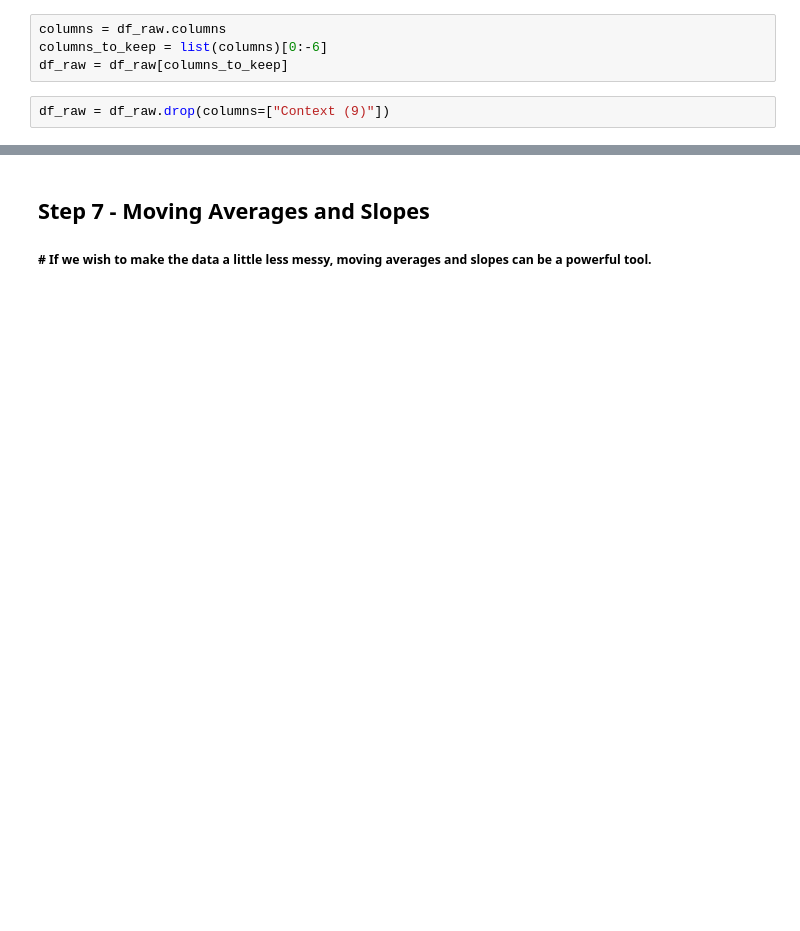
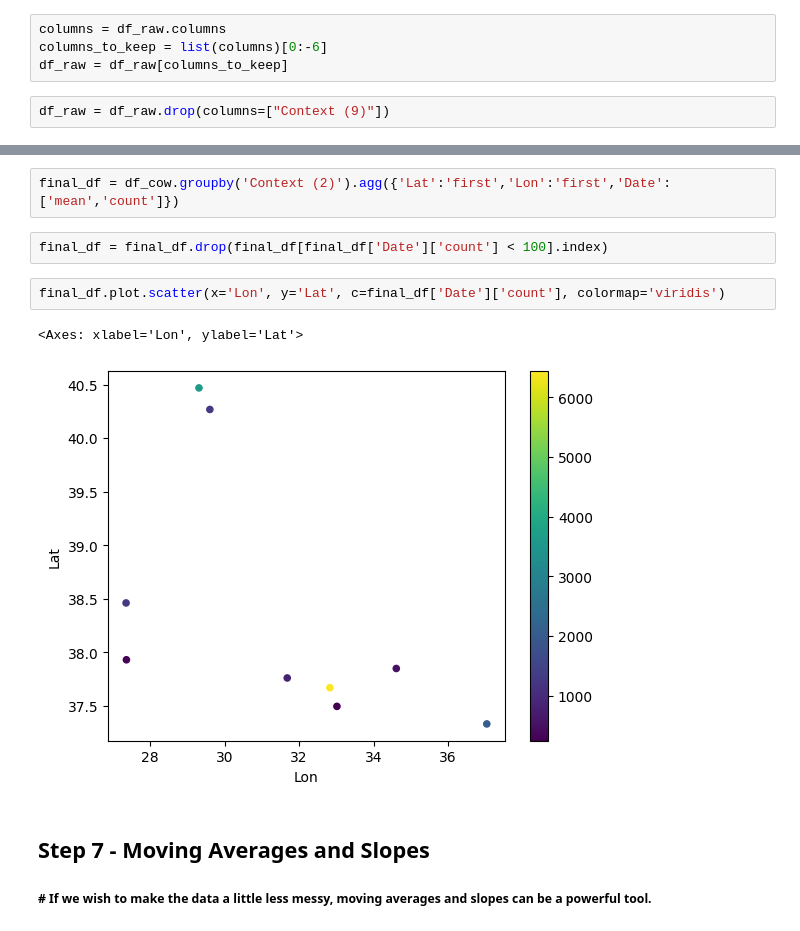
Before and after one commit to EvanEames/MLADCH2526, a Jupyter notebook: week2/ML_Week2.ipynb, the cells around one changed output, grey strips where cells are left out. Cells and saved outputs as stored; diff of their text form; blank space fills up the shorter version.

```diff
--- a/week2/ML_Week2.ipynb
+++ b/week2/ML_Week2.ipynb
@@ -237,3 +225,12 @@ ax = sns.violinplot(x=df["'=48DIRQ63 -- Dichtemessung Schlamm (F_CV)"])
+# %%
+final_df = df_cow.groupby('Context (2)').agg({'Lat':'first','Lon':'first','Date':['mean','count']})
+# %%
+final_df = final_df.drop(final_df[final_df['Date']['count'] < 100].index)
+# %%
+final_df.plot.scatter(x='Lon', y='Lat', c=final_df['Date']['count'], colormap='viridis')
+# %% [output]
+<Axes: xlabel='Lon', ylabel='Lat'>
+[figure, added]
 # %% [markdown]
 ## Step 7 - Moving Averages and Slopes
 
```
Also changed, not shown: parts of 25 cells of this notebook.
